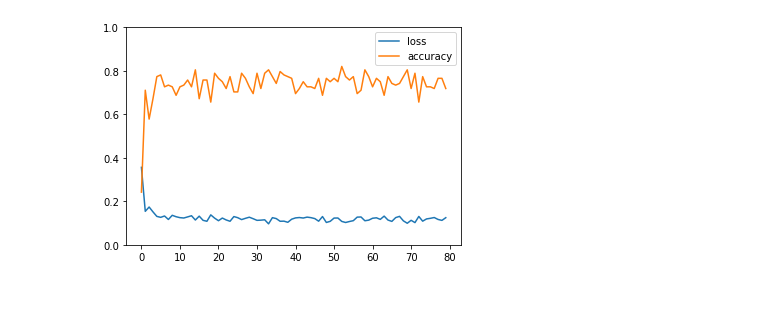
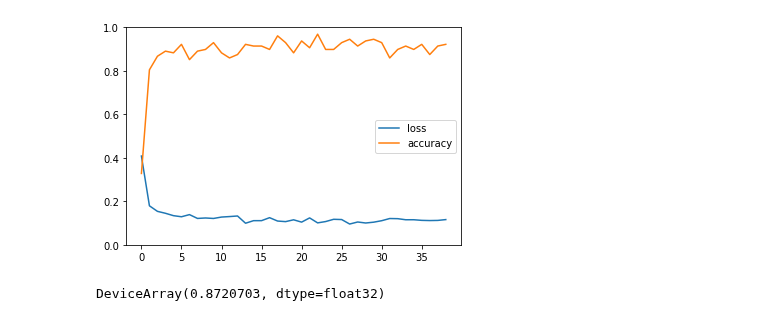
Before and after one commit to haimengzhao/quantum-fed-infer, a Jupyter notebook: centralized.ipynb, the cells around one changed output. Cells and saved outputs as stored; diff of their text form; code cells hidden in the pictures.

```diff
--- a/centralized.ipynb
+++ b/centralized.ipynb
@@ -26,6 +24,12 @@ K = tc.set_backend('jax')
 (x_train, y_train), (x_test, y_test) = tf.keras.datasets.mnist.load_data()
 ind = y_test == 9
 x_test, y_test = x_test[~ind], y_test[~ind]
+ind = y_test == 8
+x_test, y_test = x_test[~ind], y_test[~ind]
+ind = y_train == 9
+x_train, y_train = x_train[~ind], y_train[~ind]
+ind = y_train == 8
+x_train, y_train = x_train[~ind], y_train[~ind]
 
 x_train = x_train / 255.0
 mean = jnp.mean(x_train, axis=0)
@@ -91,7 +95,7 @@ opt_state = opt.init(params)
 
 loss_list = []
 acc_list = []
-for e in tqdm(range(5), leave=False):
+for e in tqdm(range(3), leave=False):
     for i, (x, y) in enumerate(data):
         x = x.numpy()
         y = y.numpy()
@@ -131 +135 @@ epoch 4, 450/469: loss=0.1247, acc=0.7188
-[figure, old version]
+[figure, new version]
@@ -131,0 +152,4 @@ epoch 4, 450/469: loss=0.1247, acc=0.7188
+# %%
+jnp.mean(pred(params, x_test[:1024], k).argmax(axis=-1) == y_test[:1024])
+# %% [output]
+DeviceArray(0.8720703, dtype=float32)
```
Also changed, not shown: parts of 4 cells of this notebook, 1 other file.
